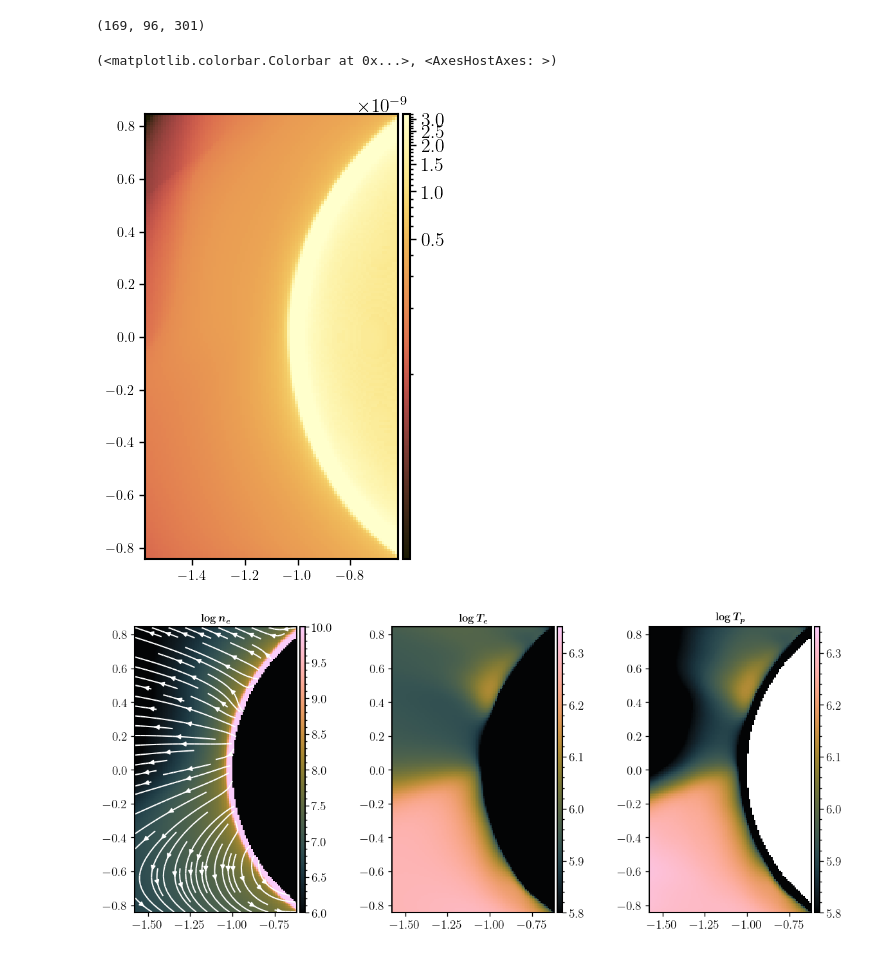
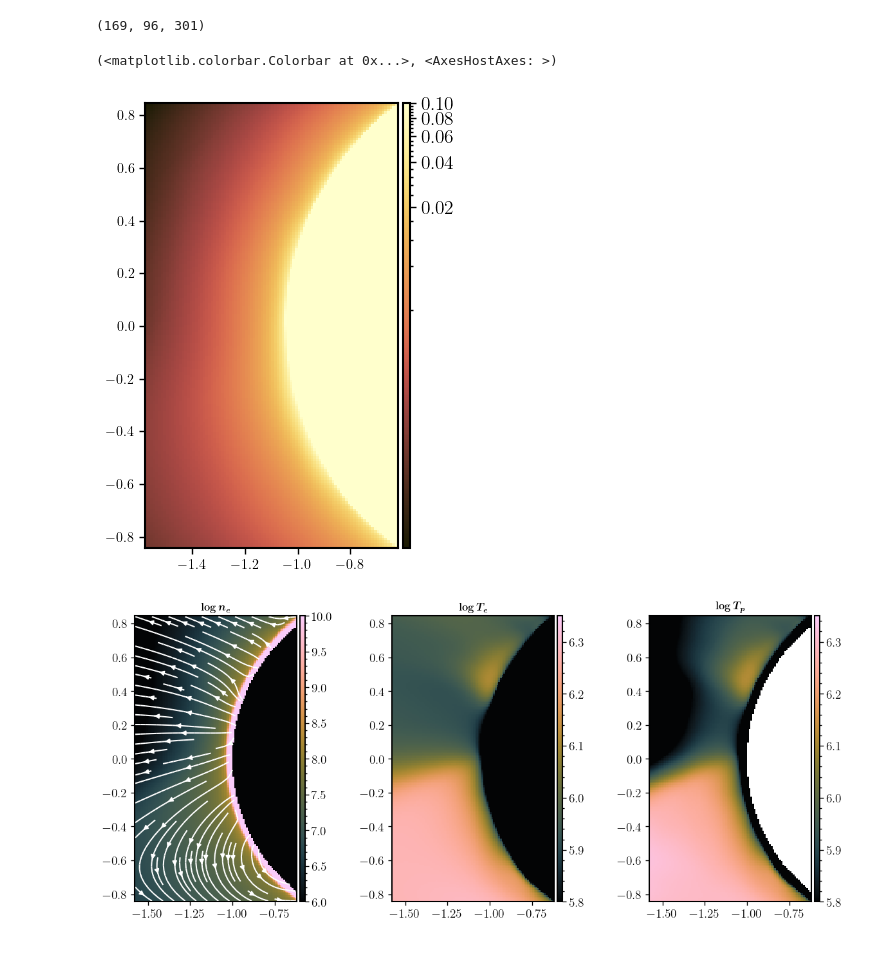
Before and after one commit to yjzhu-solar/Eclipse2017, a Jupyter notebook: ipynb/awsom/photoexec_awsom_test.ipynb, the cells around one changed output. Cells and saved outputs as stored; diff of their text form; code cells hidden in the pictures.

```diff
--- a/ipynb/awsom/photoexec_awsom_test.ipynb
+++ b/ipynb/awsom/photoexec_awsom_test.ipynb
@@ -144,14 +144,14 @@ with h5py.File("../../sav/AWSoM/streamer_test/FeXIV_emiss_test.h5", 'w') as hf:
     df_FeXIV_emiss = hf.create_dataset("FeXIV_emiss",  data=FeXIV_emiss_box)
 # %%
 fig, ax = plt.subplots(figsize=(3,6),constrained_layout=True)
-FeXIV_int = np.nansum(FeXIV_emiss_box,axis=2)
-norm_FeXIV_int = ImageNormalize(FeXIV_int,interval=ZScaleInterval(),stretch=LogStretch())
+FeXIV_int = np.nansum(FeXIV_emiss_box*n,axis=2)
+norm_FeXIV_int = ImageNormalize(FeXIV_int,interval=ManualInterval(vmax=0.1),stretch=LogStretch())
 im = ax.pcolormesh(awsom_y,awsom_z, FeXIV_int,norm=norm_FeXIV_int, cmap=cmcm.lajolla_r, shading="auto",rasterized=True)
 ax.set_aspect(1)
 plot_colorbar(im,ax)
 # %% [output]
 (<matplotlib.colorbar.Colorbar at 0x...>, <AxesHostAxes: >)
-[figure, old version]
+[figure, new version]
 # %%
 fig, axes = plt.subplots(1,3,figsize=(12,5),constrained_layout=True)
 index_los = 150
```
Also changed, not shown: 1 other file.
